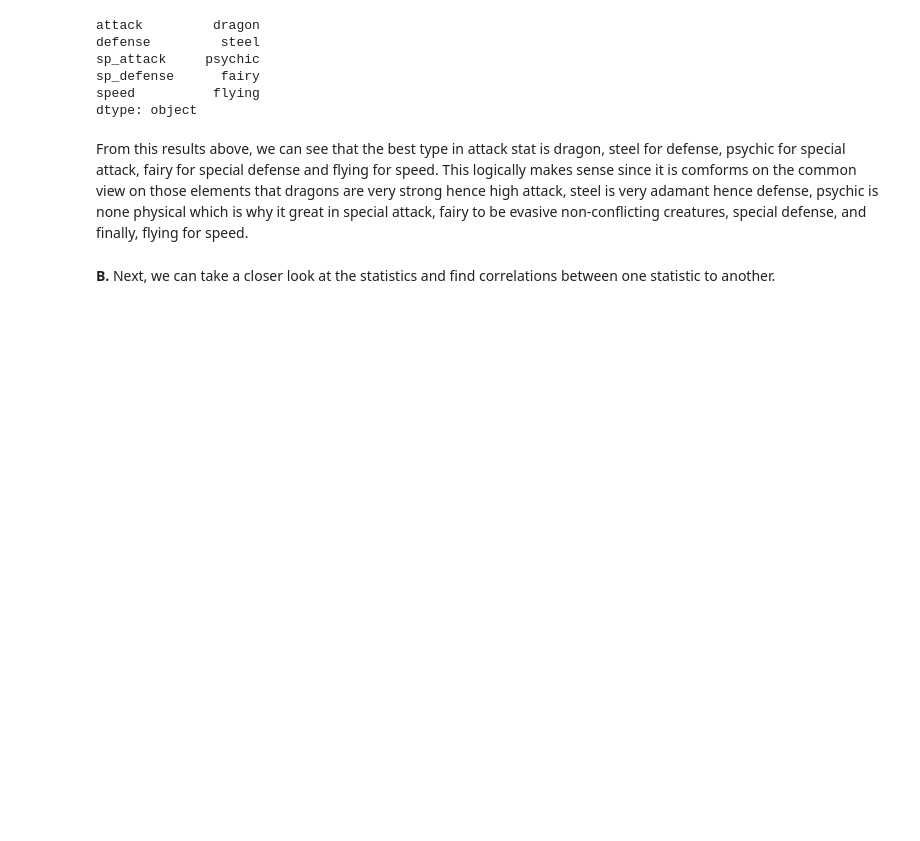
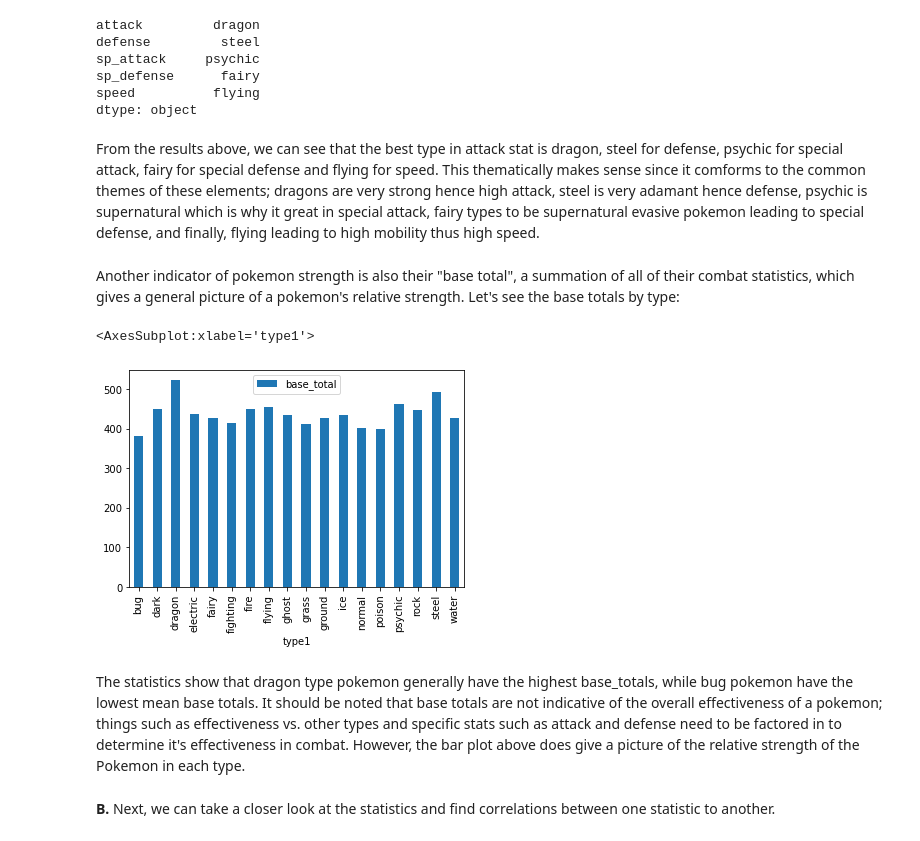
Before and after one commit to jolocansana/CSMODEL-PokemonDataset, a Jupyter notebook: Pokemon_Dataset.ipynb, the cells around one changed output. Cells and saved outputs as stored; diff of their text form; code cells hidden in the pictures; blank space fills up the shorter version.

Commit message:
added eda and base totals to eda

```diff
--- a/Pokemon_Dataset.ipynb
+++ b/Pokemon_Dataset.ipynb
@@ -409,7 +426,17 @@ sp_defense      fairy
 speed          flying
 dtype: object
 # %% [markdown]
-From this results above, we can see that the best type in attack stat is dragon, steel for defense, psychic for special attack, fairy for special defense and flying for speed. This logically makes sense since it is comforms on the common view on those elements that dragons are very strong hence high attack, steel is very adamant hence defense, psychic is none physical which is why it great in special attack, fairy to be evasive non-conflicting creatures, special defense, and finally, flying for speed.
+From the results above, we can see that the best type in attack stat is dragon, steel for defense, psychic for special attack, fairy for special defense and flying for speed. This thematically makes sense since it comforms to the common themes of these elements; dragons are very strong hence high attack, steel is very adamant hence defense, psychic is supernatural which is why it great in special attack, fairy types to be supernatural evasive pokemon leading to special defense, and finally, flying leading to high mobility thus high speed.
+# %% [markdown]
+Another indicator of pokemon strength is also their "base total", a summation of all of their combat statistics, which gives a general picture of a pokemon's relative strength. Let's see the base totals by type:
+# %%
+type_bases = pokemon_df.groupby("type1")[["base_total"]].mean()
+type_bases.plot.bar()
+# %% [output]
+<AxesSubplot:xlabel='type1'>
+[figure, added]
+# %% [markdown]
+The statistics show that dragon type pokemon generally have the highest base_totals, while bug pokemon have the lowest mean base totals. It should be noted that base totals are not indicative of the overall effectiveness of a pokemon; things such as effectiveness vs. other types and specific stats such as attack and defense need to be factored in to determine it's effectiveness in combat. However, the bar plot above does give a picture of the relative strength of the Pokemon in each type.
 # %% [markdown]
 **B.** Next, we can take a closer look at the statistics and find correlations between one statistic to another.
 # %%
```
Also changed, not shown: parts of 15 cells of this notebook.
